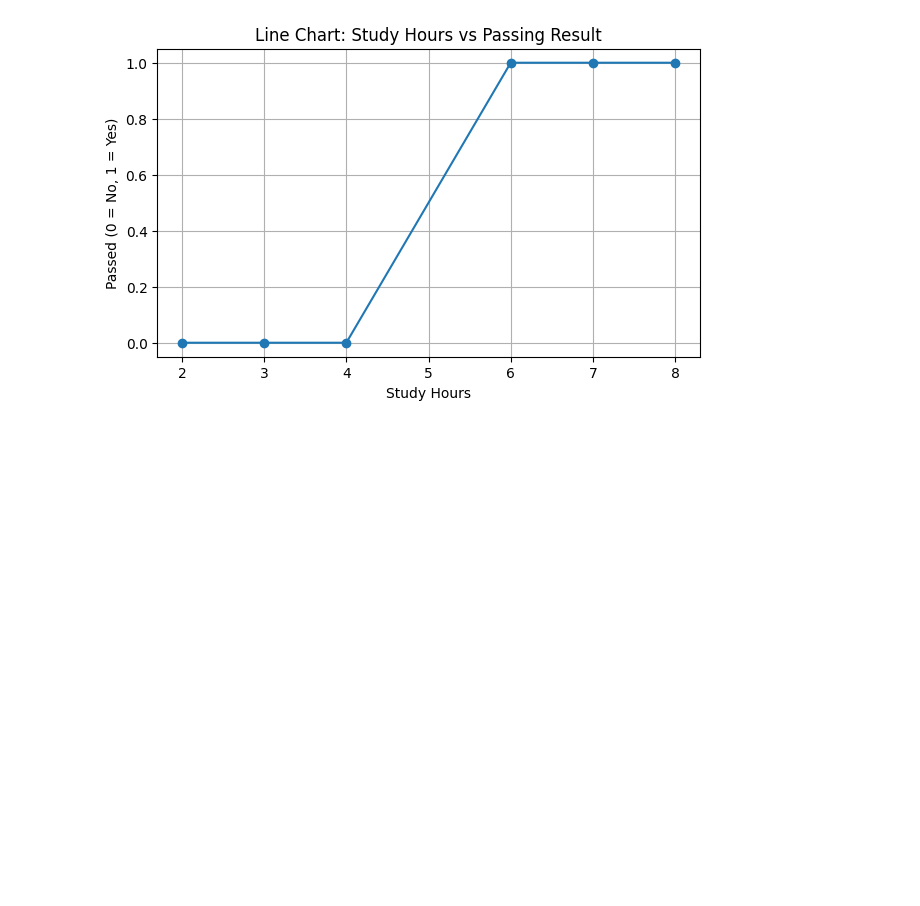
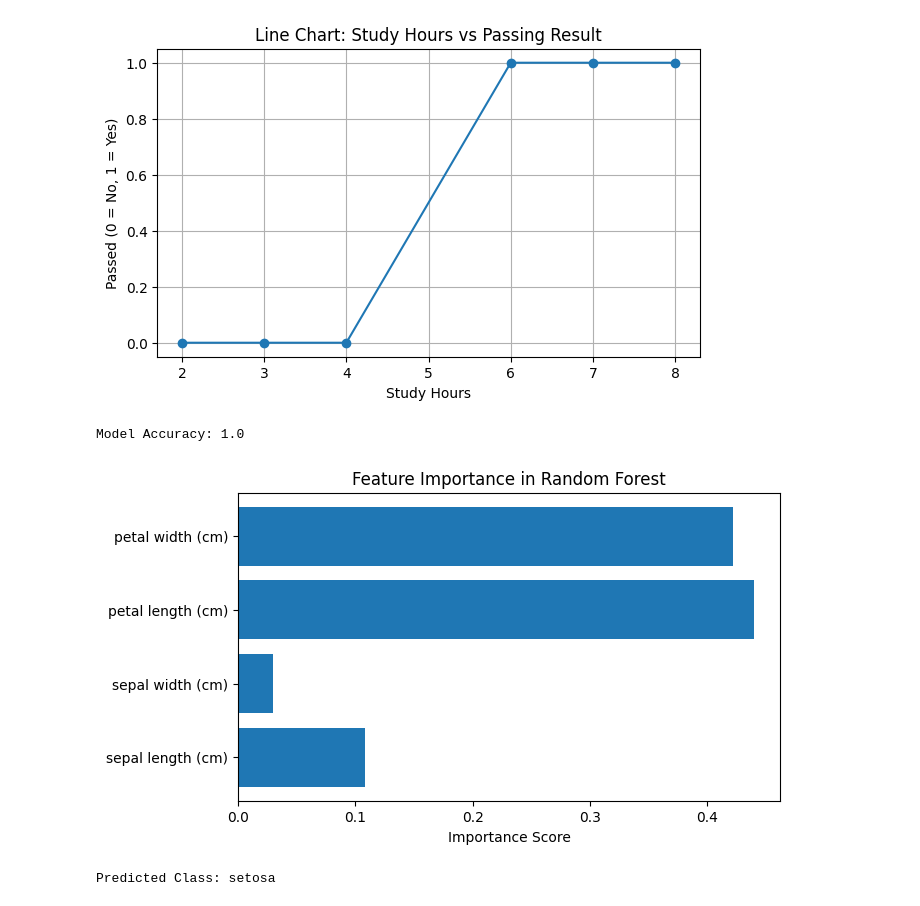
Before and after one commit to Subinkvs/ML_Scikit_Learn, a Jupyter notebook: Juypter_Scikit_Learn.ipynb, the cells around one changed output. Cells and saved outputs as stored; diff of their text form; code cells hidden in the pictures; blank space fills up the shorter version.

```diff
--- a/Juypter_Scikit_Learn.ipynb
+++ b/Juypter_Scikit_Learn.ipynb
@@ -250,3 +250,52 @@ plt.show()
 Accuracy: 1.0
 Prediction: [1]
 [figure]
+# %%
+# Import required libraries
+from sklearn.datasets import load_iris
+from sklearn.model_selection import train_test_split
+from sklearn.ensemble import RandomForestClassifier
+from sklearn.metrics import accuracy_score
+import matplotlib.pyplot as plt
+
+
+# Step 1: Load dataset
+data = load_iris()
+X = data.data
+y = data.target
+
+# Step 2: Train-test split
+X_train, X_test, y_train, y_test = train_test_split(X, y, test_size=0.2, random_state=42)
+
+# Step 3: Create Random Forest Model
+rf_model = RandomForestClassifier(n_estimators=100)
+
+# Step 4: Train the model
+rf_model.fit(X_train, y_train)
+
+# Step 5: Make predictions
+y_pred = rf_model.predict(X_test)
+
+# Step 6: Accuracy
+accuracy = accuracy_score(y_test, y_pred)
+print("Model Accuracy:", accuracy)
+
+# ----------- Visualization 1: Feature Importance -------------
+importances = rf_model.feature_importances_
+feature_names = data.feature_names
+
+plt.figure(figsize=(7,4))
+plt.barh(feature_names, importances)
+plt.xlabel("Importance Score")
+plt.title("Feature Importance in Random Forest")
+plt.show()
+
+
+# ----------- Predict a new sample ----------------
+new_sample = [[5.1, 3.5, 1.4, 0.2]]
+prediction = rf_model.predict(new_sample)
+print("Predicted Class:", data.target_names[prediction][0])
+# %% [output]
+Model Accuracy: 1.0
+[figure, added]
+Predicted Class: setosa
```
Also changed, not shown: parts of 2 cells of this notebook.
